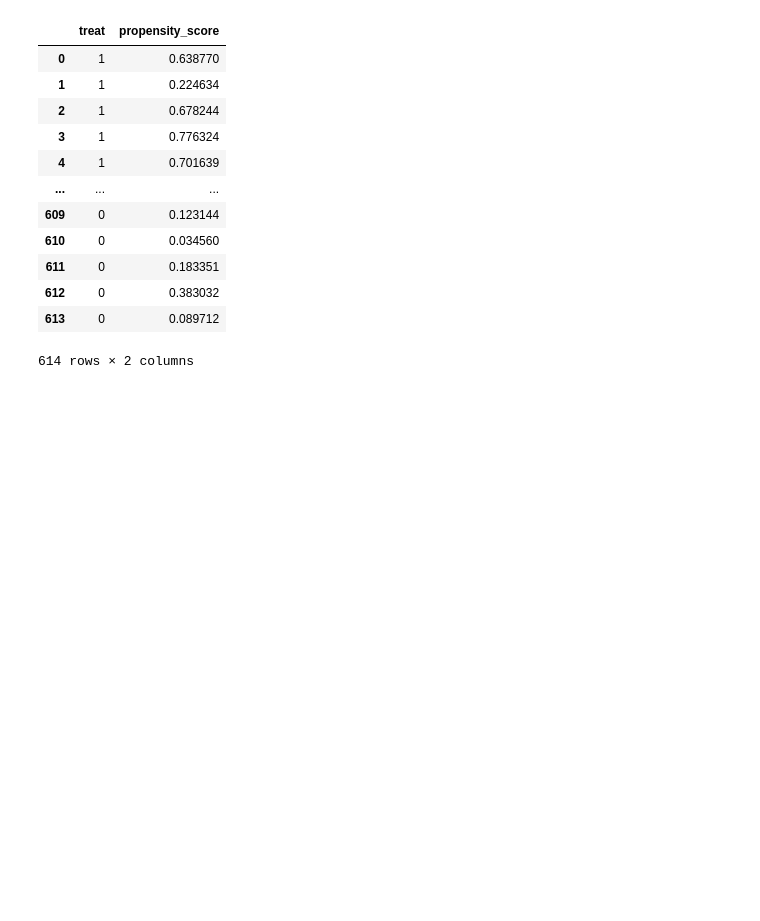
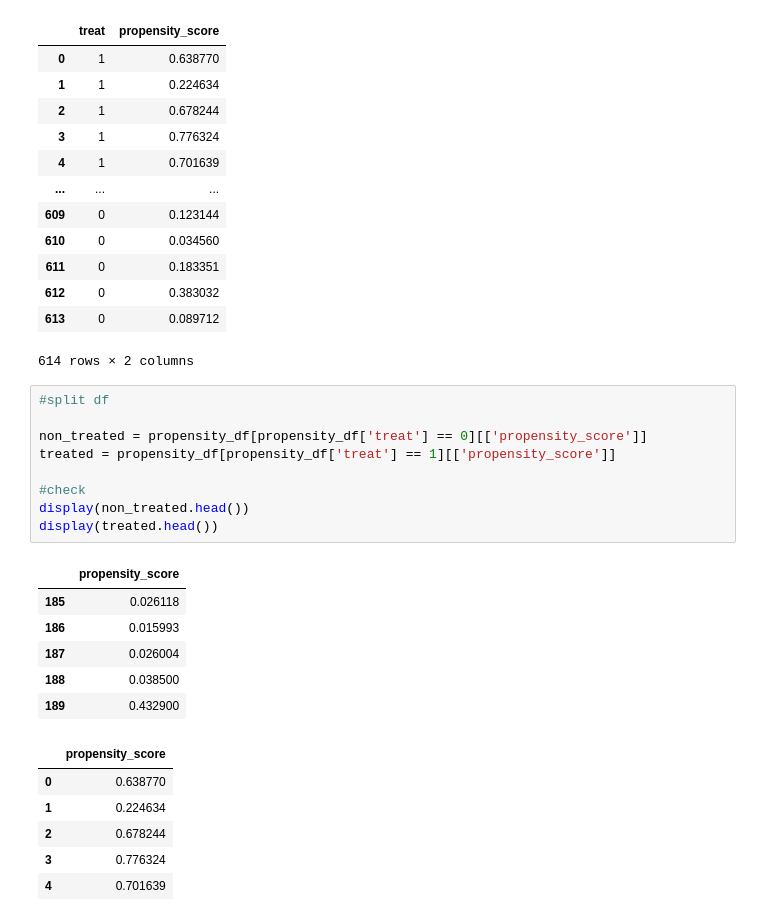
Before and after one commit to fabioismerim/Econometrics_with_python, a Jupyter notebook: Propensity Score Matching/PSM.ipynb, the cells around one changed output. Drawn from its saved outputs; the diff is of its cells as text; blank space fills up the shorter version.

```diff
--- a/Propensity Score Matching/PSM.ipynb
+++ b/Propensity Score Matching/PSM.ipynb
@@ -133,3 +134,25 @@ propensity_df
 | 612 | 0 | 0.383032 |
 | 613 | 0 | 0.089712 |
 614 rows × 2 columns
+# %%
+#split df
+
+non_treated = propensity_df[propensity_df['treat'] == 0][['propensity_score']]
+treated = propensity_df[propensity_df['treat'] == 1][['propensity_score']]
+
+#check
+display(non_treated.head())
+display(treated.head())
+# %% [output]
+|  | propensity_score |
+| 185 | 0.026118 |
+| 186 | 0.015993 |
+| 187 | 0.026004 |
+| 188 | 0.038500 |
+| 189 | 0.432900 |
+|  | propensity_score |
+| 0 | 0.638770 |
+| 1 | 0.224634 |
+| 2 | 0.678244 |
+| 3 | 0.776324 |
+| 4 | 0.701639 |
```
Also changed, not shown: parts of 9 cells of this notebook, 1 other file.
